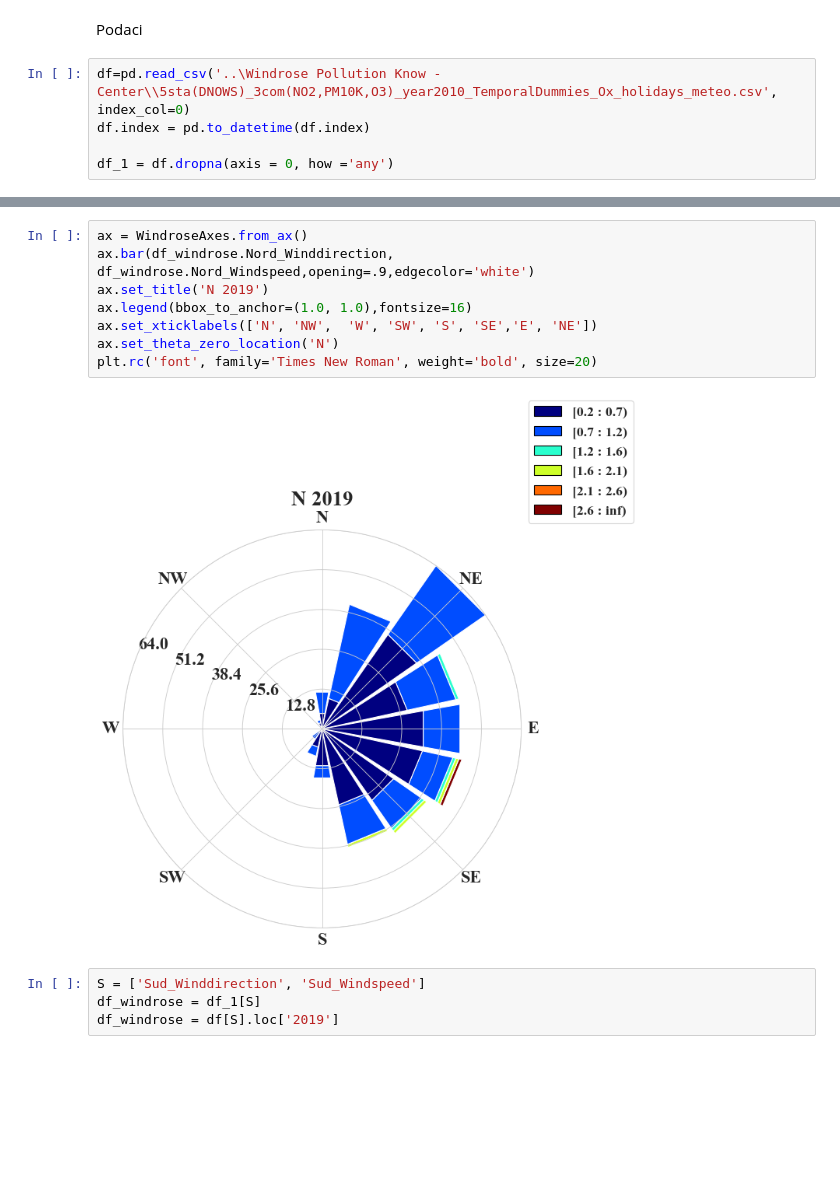
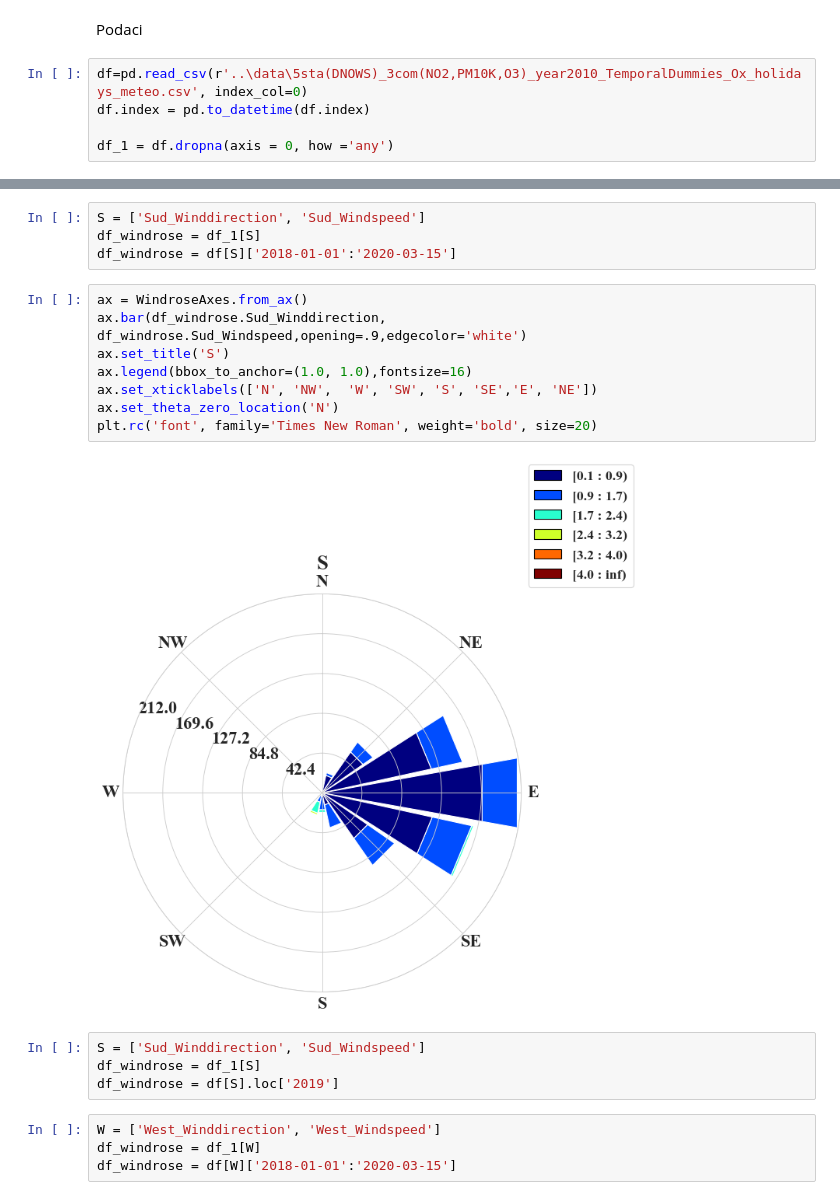
Before and after one commit to Tinek17/erasmus_praksa, a Jupyter notebook: Windrose/notebooks/Windrose.ipynb, the cells around one changed output, grey strips where cells are left out. Drawn from its saved outputs; the diff is of its cells as text; blank space fills up the shorter version.

```diff
--- a/Windrose/notebooks/Windrose.ipynb
+++ b/Windrose/notebooks/Windrose.ipynb
@@ -28,7 +28,7 @@ plt.rcParams["axes.titleweight"] = "bold"
 # %% [markdown]
 Podaci
 # %%
-df=pd.read_csv('..\Windrose Pollution Know - Center\\5sta(DNOWS)_3com(NO2,PM10K,O3)_year2010_TemporalDummies_Ox_holidays_meteo.csv', index_col=0)
+df=pd.read_csv(r'..\data\5sta(DNOWS)_3com(NO2,PM10K,O3)_year2010_TemporalDummies_Ox_holidays_meteo.csv', index_col=0)
 df.index = pd.to_datetime(df.index)
 
 df_1 = df.dropna(axis = 0, how ='any')
@@ -56,16 +66,24 @@ df_windrose = df[N].loc['2019']
+# %%
+S = ['Sud_Winddirection', 'Sud_Windspeed']
+df_windrose = df_1[S]
+df_windrose = df[S]['2018-01-01':'2020-03-15']
 # %%
 ax = WindroseAxes.from_ax()
-ax.bar(df_windrose.Nord_Winddirection, df_windrose.Nord_Windspeed,opening=.9,edgecolor='white')
-ax.set_title('N 2019')
+ax.bar(df_windrose.Sud_Winddirection, df_windrose.Sud_Windspeed,opening=.9,edgecolor='white')
+ax.set_title('S')
 ax.legend(bbox_to_anchor=(1.0, 1.0),fontsize=16)
 ax.set_xticklabels(['N', 'NW',  'W', 'SW', 'S', 'SE','E', 'NE'])
 ax.set_theta_zero_location('N')
 plt.rc('font', family='Times New Roman', weight='bold', size=20)
 # %% [output]
-[figure, old version]
+[figure, new version]
 # %%
 S = ['Sud_Winddirection', 'Sud_Windspeed']
 df_windrose = df_1[S]
 df_windrose = df[S].loc['2019']
+# %%
+W = ['West_Winddirection', 'West_Windspeed']
+df_windrose = df_1[W]
+df_windrose = df[W]['2018-01-01':'2020-03-15']
 # %%
 ax = WindroseAxes.from_ax()
```
Also changed, not shown: parts of 9 cells of this notebook, 11 other files.
